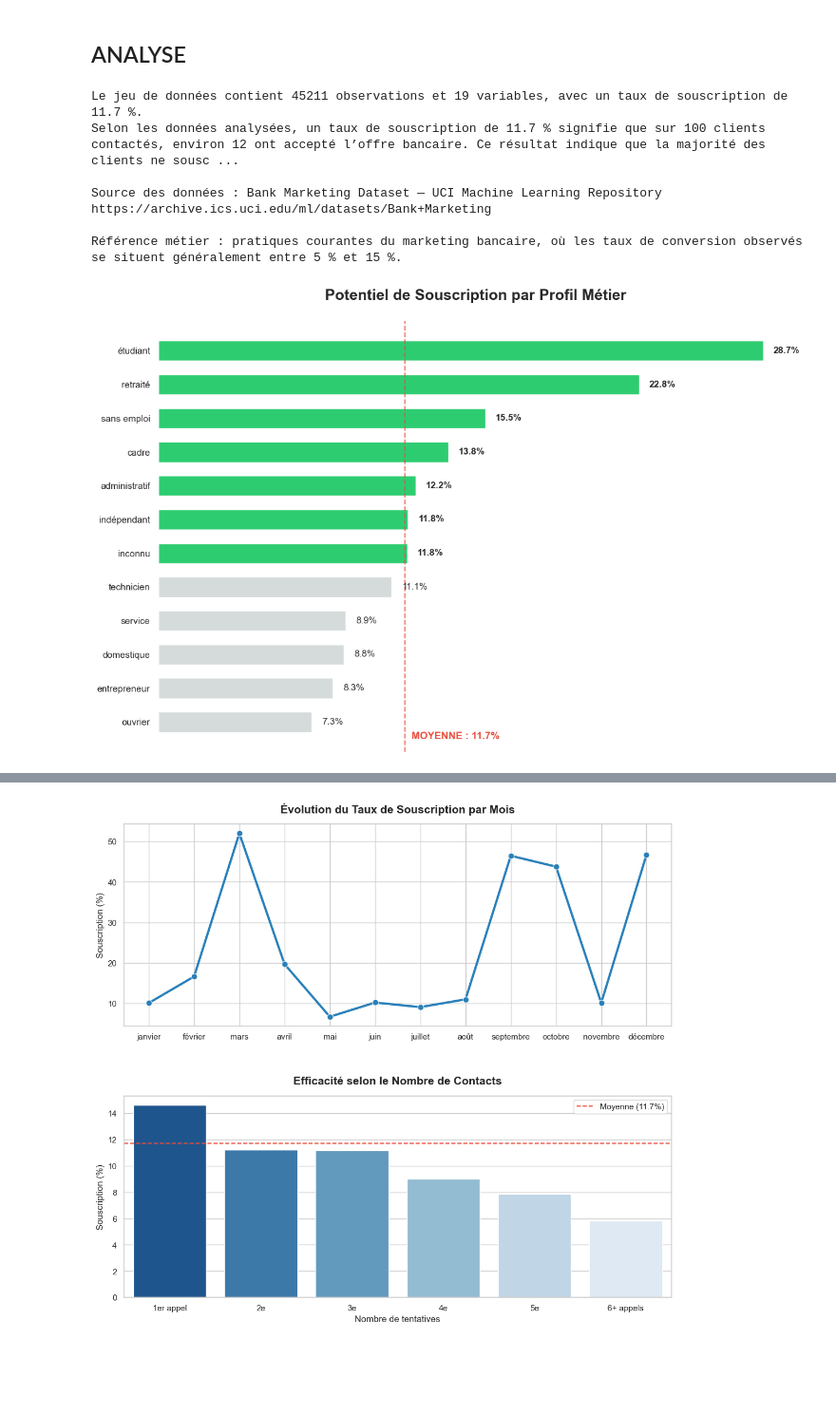
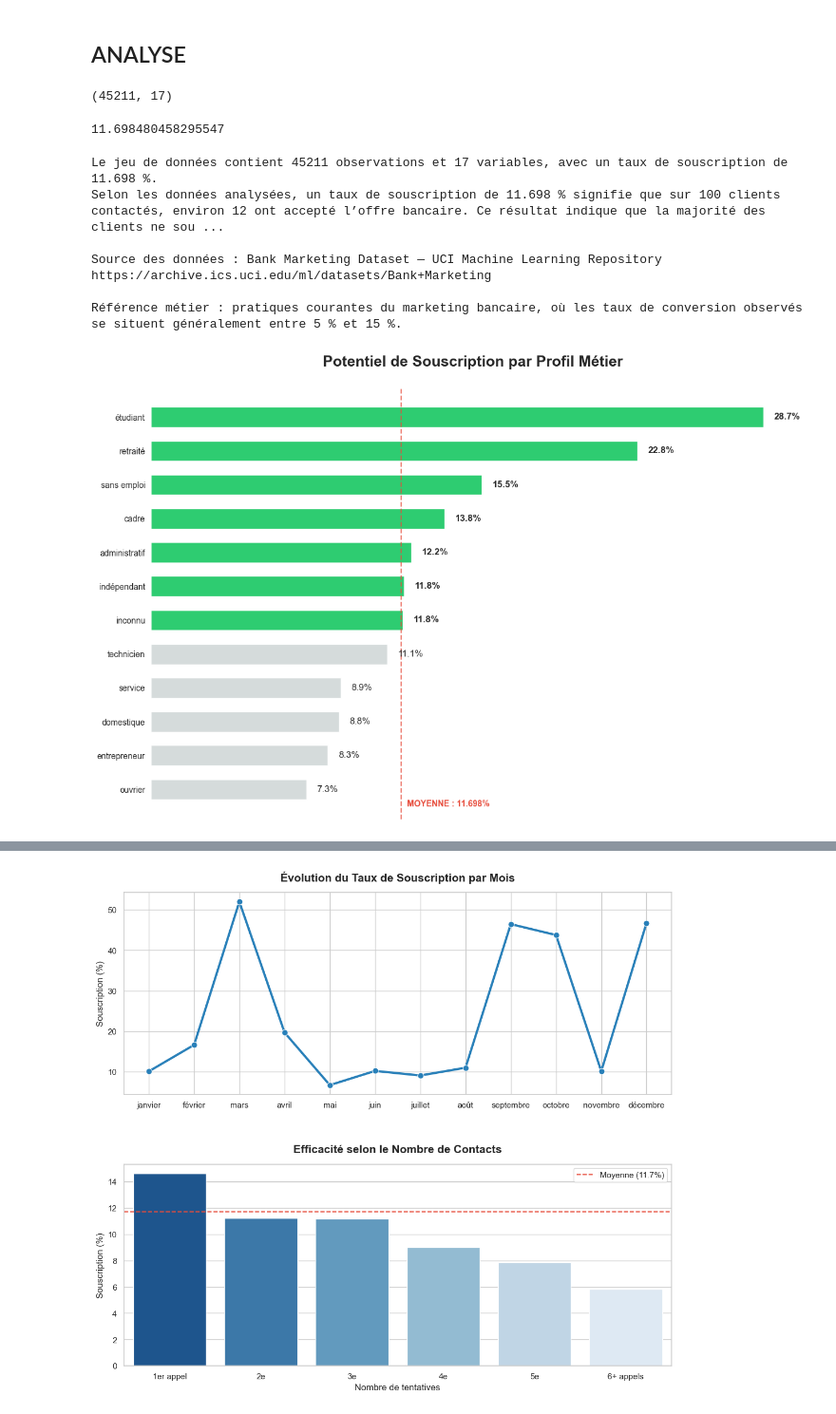
Before and after one commit to Justclemax/Mini_Projet_DM1_analyse_exploratoire_Reda_-_Clement, a Jupyter notebook: notebook/01_analyse_exploratoire.ipynb, the cells around one changed output, grey strips where cells are left out. Shown at 95% size. Saved outputs shown, nothing was run; the diff lists cells and outputs as text; code cells hidden in the pictures; blank space fills up the shorter version.

Commit message:
EDA avec Reda

```diff
--- a/notebook/01_analyse_exploratoire.ipynb
+++ b/notebook/01_analyse_exploratoire.ipynb
@@ -31,5 +31,5 @@ import pandas as pd
 import warnings
 warnings.filterwarnings('ignore')
 # %%
-df_bank_marketing_raw = pd.read_csv("../data/raw/bank-full.csv", encoding="ISO-8859-1",sep=";")
+df_bank_marketing_raw = pd.read_csv("../data/raw/bank-full.csv",sep=";")
 # %%
@@ -144,7 +133,25 @@ dict_rename = {
 }
 
 # Application immédiate
-df_bank_marketing_raw.rename(columns=dict_rename, inplace=True)
+#df_bank_marketing_raw.rename(columns=dict_rename, inplace=True)
+df_bank_marketing_raw.rename(columns={
+    'job': 'metier',
+    'marital': 'etat_civil',
+    'education': 'niveau_education',
+    'default': 'defaut_credit',
+    'balance': 'solde_annuel_moyen',
+    'housing': 'pret_immobilier',
+    'loan': 'pret_personel',
+    'contact': 'type_contact',
+    'day': 'jour',
+    'month': 'mois',
+    'duration': 'duree_appel',
+    'campaign': 'nb_appels_campagne',
+    'pdays': 'jours_depuis_dernier',
+    'previous': 'appels_precedents',
+    'poutcome': 'resultat_prec',
+    'y': 'cible'
+}, inplace=True)
 # %%
 df_bank_marketing_raw.columns
 # %% [output]
@@ -179,6 +175,0 @@ def unique_values_for_each_cat_features(
-# %%
-import pandas as pd
-
-values = unique_values_for_each_cat_features(df_bank_marketing_raw, cat_features)
-for k, v in values.items():
-    print(f"{k} : {v}\n")
@@ -249,5 +231,5 @@ translate_values = {
 # %%
 df_bank_marketing_raw[cat_features] = df_bank_marketing_raw[cat_features].replace(translate_values)
 # %%
-df_bank_marketing_clean = df_bank_marketing_raw
+df_bank_marketing_clean = df_bank_marketing_raw.copy() # je copies la base de données
 # %%
@@ -255,22 +237,34 @@ df_bank_marketing_clean.to_csv('../data/clean/bank_marketing_clean_VF.csv', inde
 # %% [markdown]
 ## ANALYSE
+# %%
+df_bank_marketing_clean.shape # les dimensions
+# %% [output]
+(45211, 17)
+# %%
+# taux = inscrits / nbr_totabl
+# inscrits = df_bank_marketing_clean[df_bank_marketing_clean["cible"] =="Yes"]
+#/ nbr_totabl
+inscrits  = df_bank_marketing_clean[df_bank_marketing_clean["cible"] =="yes"]
+
+nbr_total = len(df_bank_marketing_clean)
+
+taux_inscrits = len(inscrits)/nbr_total * 100
+print(taux_inscrits)
+# %% [output]
+11.698480458295547
 # %%
 rows, cols = df_bank_marketing_clean.shape
-conversion_rate = (
-    df_bank_marketing_clean["cible"]
-    .value_counts(normalize=True)["yes"] * 100
-)
 
 print(
     f"Le jeu de données contient {rows} observations et {cols} variables, "
-    f"avec un taux de souscription de {round(conversion_rate, 2)} %."
+    f"avec un taux de souscription de {round(taux_inscrits, 3)} %."
 )
 
-if 10 <= conversion_rate < 20:
+if 10 <= taux_inscrits < 20:
     print(
         f"Selon les données analysées, un taux de souscription de "
-        f"{round(conversion_rate, 1)} % signifie que sur 100 clients contactés, "
-        f"environ {round(conversion_rate)} ont accepté l’offre bancaire. "
+        f"{round(taux_inscrits, 3)} % signifie que sur 100 clients contactés, "
+        f"environ {round(taux_inscrits)} ont accepté l’offre bancaire. "
         "Ce résultat indique que la majorité des clients ne souscrivent pas, "
         "ce qui est normal pour une campagne marketing bancaire de masse.\n\n"
         "Source des données : Bank Marketing Dataset — UCI Machine Learning Repository\n"
@@ -279,8 +273,8 @@ if 10 <= conversion_rate < 20:
         "où les taux de conversion observés se situent généralement entre 5 % et 15 %."
     )
 # %% [output]
-Le jeu de données contient 45211 observations et 19 variables, avec un taux de souscription de 11.7 %.
-Selon les données analysées, un taux de souscription de 11.7 % signifie que sur 100 clients contactés, environ 12 ont accepté l’offre bancaire. Ce résultat indique que la majorité des clients ne sousc ...
+Le jeu de données contient 45211 observations et 17 variables, avec un taux de souscription de 11.698 %.
+Selon les données analysées, un taux de souscription de 11.698 % signifie que sur 100 clients contactés, environ 12 ont accepté l’offre bancaire. Ce résultat indique que la majorité des clients ne sou ...
 
 Source des données : Bank Marketing Dataset — UCI Machine Learning Repository
 https://archive.ics.uci.edu/ml/datasets/Bank+Marketing
@@ -299,35 +293,35 @@ df_perf = (
     .groupby("metier")["cible"]
     .apply(lambda x: (x == "yes").mean() * 100)
     .reset_index(name="taux")
     .sort_values("taux", ascending=True)
 )
 
 # 2. Visualisation Premium
 plt.figure(figsize=(12, 8))
 sns.set_style("white")
 
 # Palette : Mise en avant de ceux qui dépassent la moyenne
 colors = ['#2ECC71' if x > moyenne_globale else '#D5DBDB' for x in df_perf['taux']]
 
 ax = plt.barh(df_perf['metier'], df_perf['taux'], color=colors, height=0.6)
 
 # Labels de données
 for i, v in enumerate(df_perf['taux']):
     plt.text(v + 0.5, i, f"{v:.1f}%", va='center', fontsize=11,
              fontweight='bold' if v > moyenne_globale else 'normal')
 
 # Ligne de moyenne globale
 plt.axvline(moyenne_globale, color='#E74C3C', linestyle='--', linewidth=1.5, alpha=0.7)
-plt.text(moyenne_globale + 0.3, -0.5, f"MOYENNE : {moyenne_globale:.1f}%", color='#E74C3C', fontweight='bold')
+plt.text(moyenne_globale + 0.3, -0.5, f"MOYENNE : {moyenne_globale:.3f}%", color='#E74C3C', fontweight='bold')
 
 # Nettoyage cosmétique
 plt.title("Potentiel de Souscription par Profil Métier", fontsize=18, pad=25, fontweight='bold')
 plt.xticks([])
 sns.despine(left=True, bottom=True)
 plt.tight_layout()
 plt.show()
 # %% [output]
-[figure, old version]
+[figure, new version]
 # %%
 # 3. INTERPRÉTATION "BUSINESS CASE"
 print("-" * 50)
```
Also changed, not shown: parts of 15 cells of this notebook, 2 other files.
